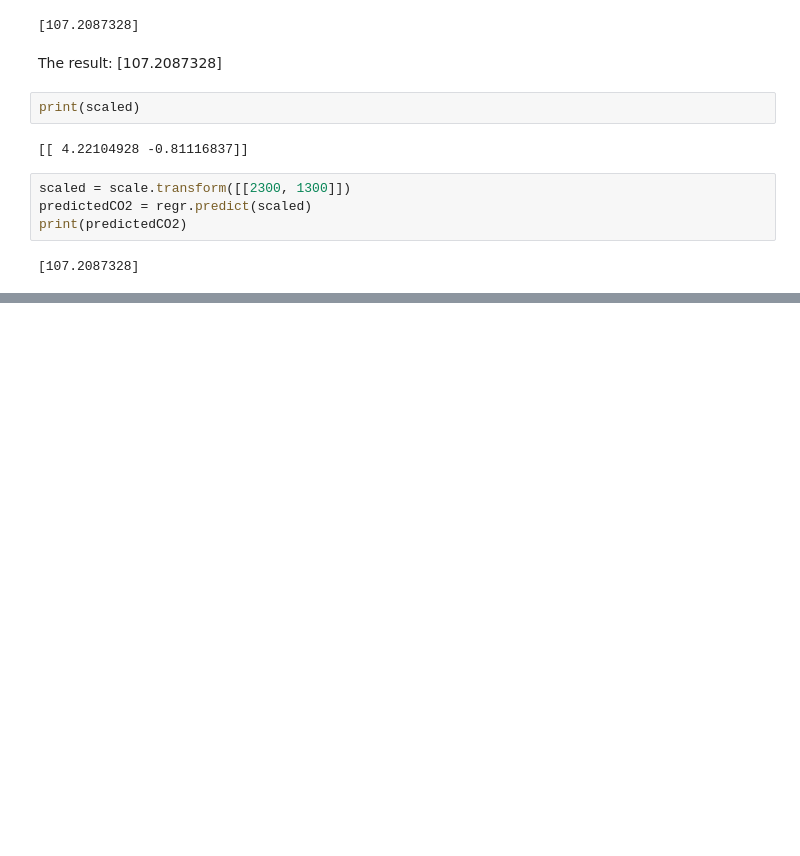
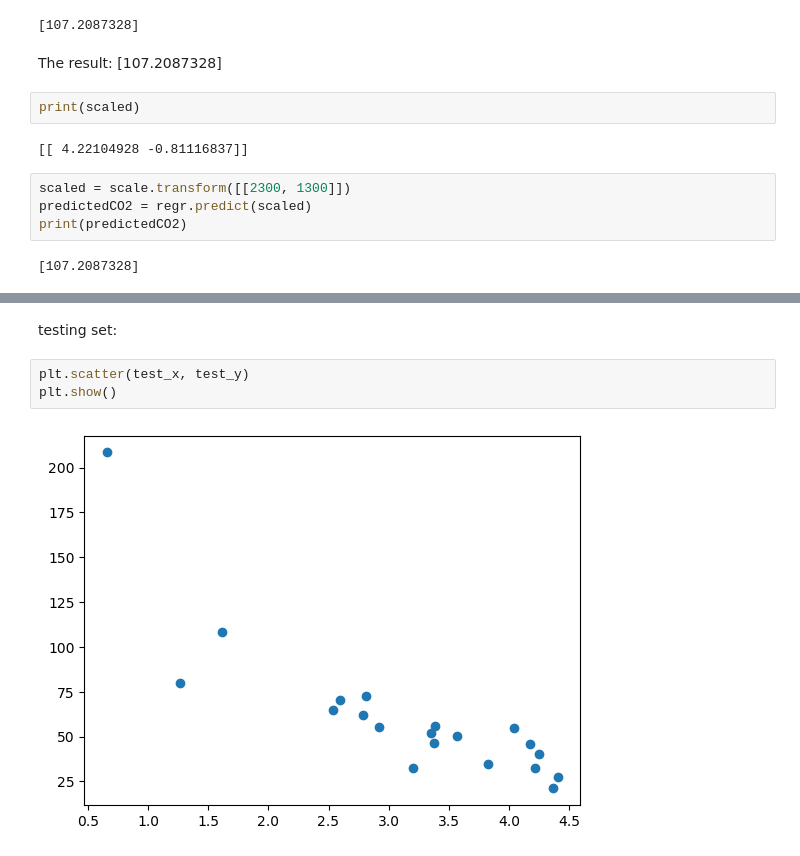
Before and after one commit to pixel-perfect-metodology/python_playground, a Jupyter notebook: ml/day_1.ipynb, the cells around one changed output, grey strips where cells are left out. Drawn from its saved outputs; the diff is of its cells as text; blank space fills up the shorter version.

```diff
--- a/ml/day_1.ipynb
+++ b/ml/day_1.ipynb
@@ -697,0 +751,7 @@ plt.show()
+# %% [markdown]
+testing set:
+# %%
+plt.scatter(test_x, test_y)
+plt.show()
+# %% [output]
+[figure, added]
```
Also changed, not shown: parts of 36 cells of this notebook.
